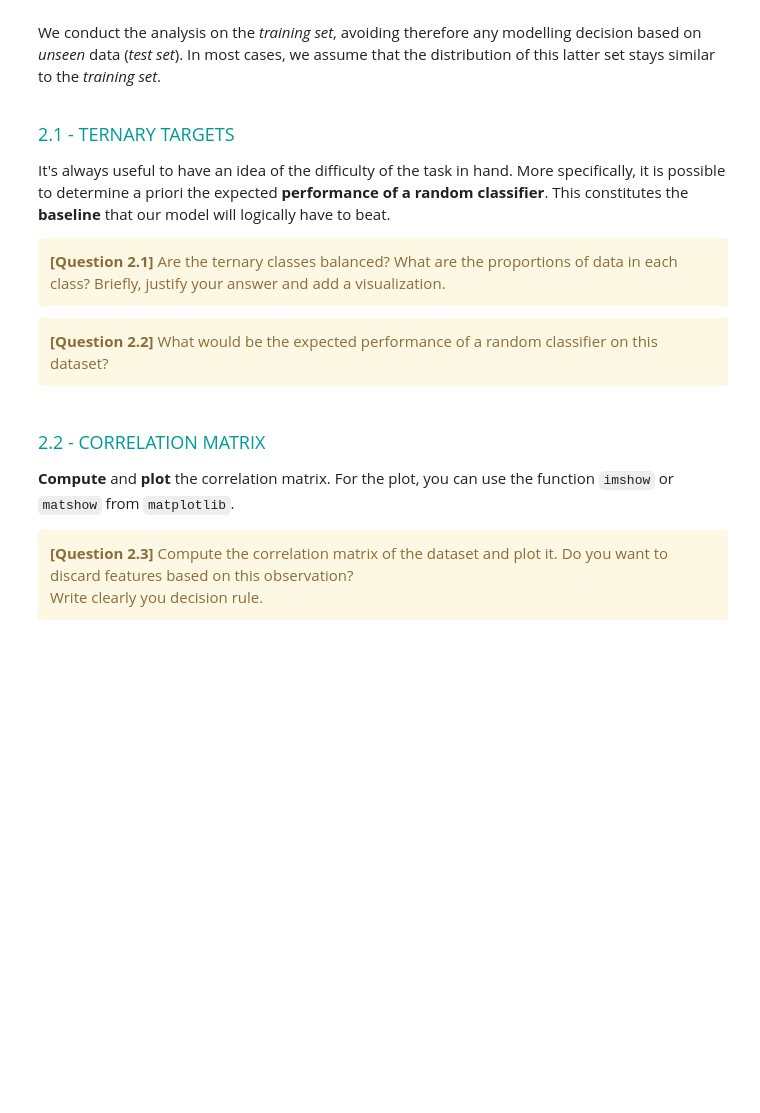
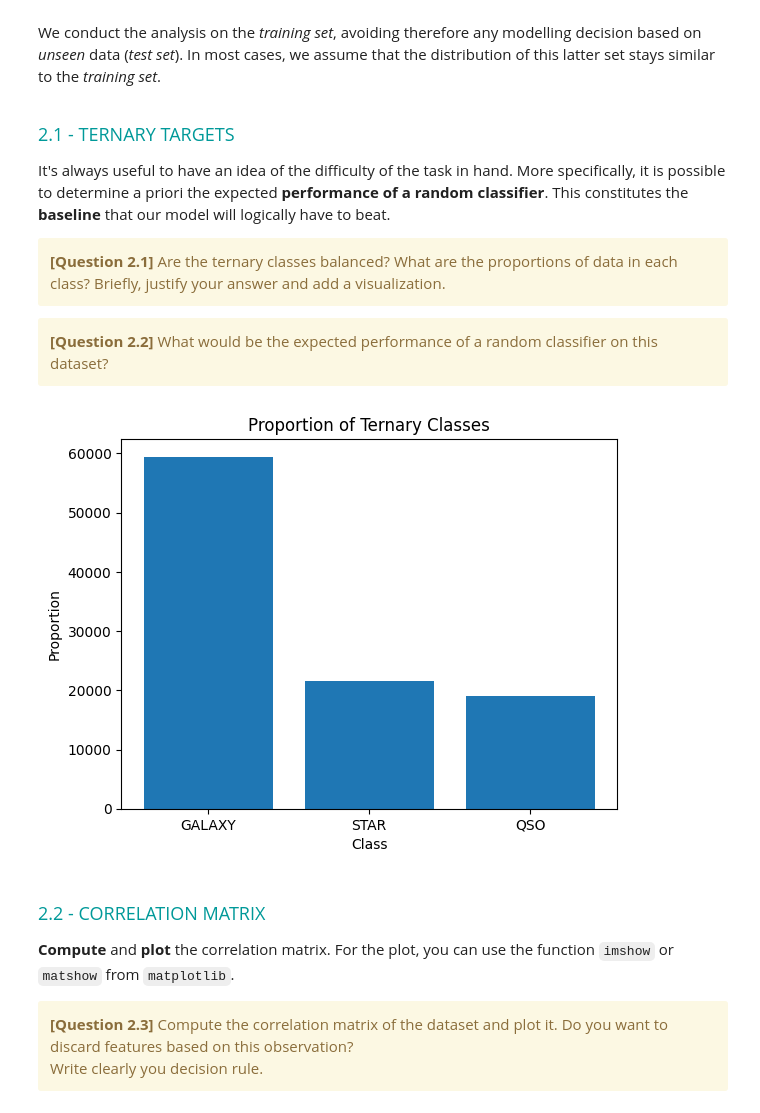
Before and after one commit to BrieucDallemagne/Hackathons_LEPL1109, a Jupyter notebook: Hackathon2/Hackathon02-Classification.ipynb, the cells around one changed output. Drawn from its saved outputs; the diff is of its cells as text; code cells hidden in the pictures; blank space fills up the shorter version.

```diff
--- a/Hackathon2/Hackathon02-Classification.ipynb
+++ b/Hackathon2/Hackathon02-Classification.ipynb
@@ -155,3 +246,15 @@ CELL N°2 : Remove useless features
 @pre: variable `df` containing the dataframe
 @post: variable `df` containing the reduced dataframe
 """
+
+"""
+colonnes utiles:
+-class
+"""
+
+def remove_useless_features(df):
+
+    return df
+df.drop(['rerun_ID','obj_ID'], axis=1, inplace=True)
+
+#df.isnull().sum() vérif peu utile
@@ -204,11 +308,30 @@ It's always useful to have an idea of the difficulty of the task in hand. More s
 # %%
 """
 CELL N°4 : TERNARY CLASSES :  proportion and ternarization
 
 @pre:  Training dataframe
 @post: Proportion of each ternary class in this train set, a graph representing it,
 a modified training dataframe with a new column 'classes_ternary' continaining the ternary targets (0,1,2)
 """
+class_proportions=df["class"].value_counts()
+plt.bar(class_proportions.index, class_proportions.values)
+plt.title('Proportion of Ternary Classes')
+plt.xlabel('Class')
+plt.ylabel('Proportion')
+plt.show()
+new_class_values = []
+
+for value in df["class"]:
+    if value == "GALAXY":
+        new_class_values.append(0)
+    elif value == "STAR":
+        new_class_values.append(1)
+    else:
+        new_class_values.append(2)
+
+df['classes_ternary'] = new_class_values
+# %% [output]
+[figure, added]
 # %% [markdown]
 <font size=4 color=#009999> <br> 2.2 - CORRELATION MATRIX </font> <br>
 
```
Also changed, not shown: parts of 22 cells of this notebook, 12 other files.
